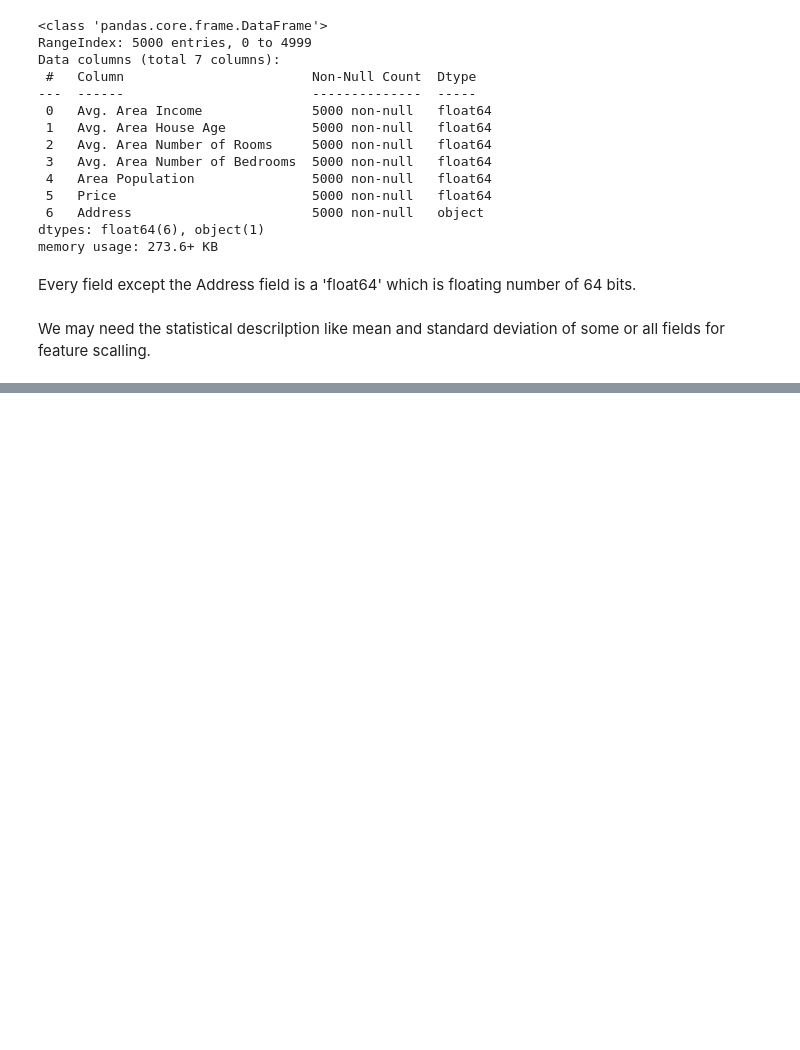
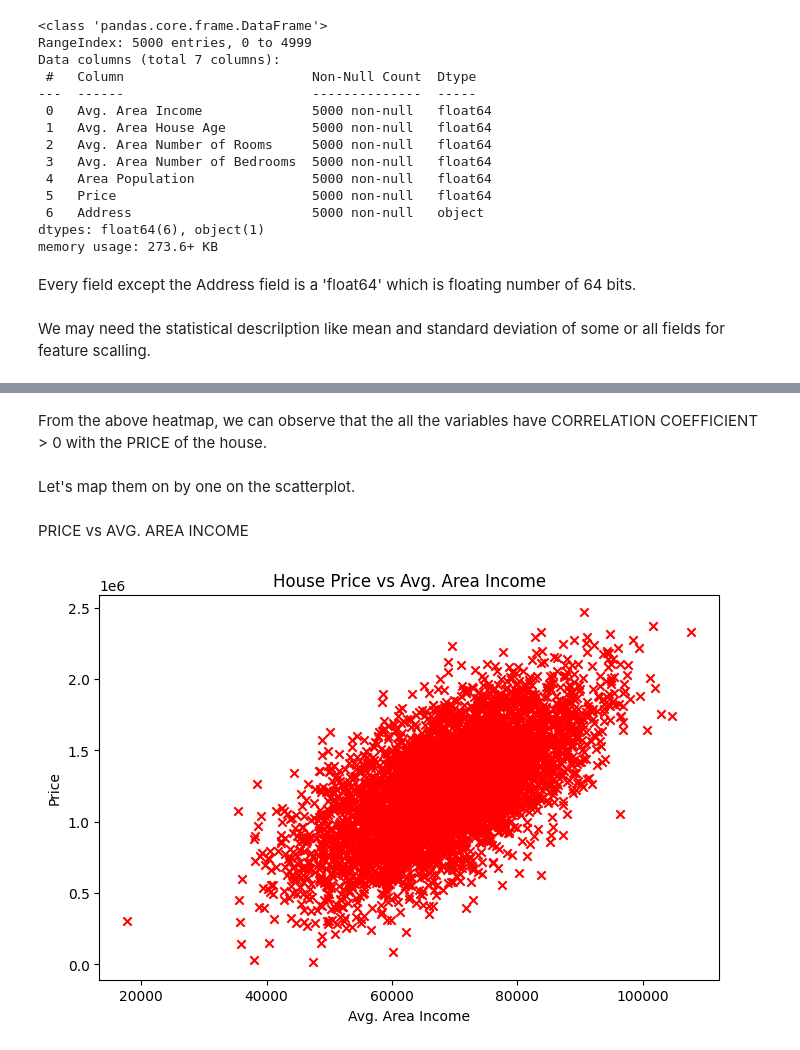
Before and after one commit to stuphy13/ReelEstate, a Jupyter notebook: ReelEstate.ipynb, the cells around one changed output, grey strips where cells are left out. Cells and saved outputs as stored; diff of their text form; code cells hidden in the pictures; blank space fills up the shorter version.

```diff
--- a/ReelEstate.ipynb
+++ b/ReelEstate.ipynb
@@ -76,0 +109,15 @@ df.describe()
+# %% [markdown]
+From the above heatmap, we can observe that the all the variables have CORRELATION COEFFICIENT > 0 with the PRICE of the house.
+# %% [markdown]
+Let's map them on by one on the scatterplot.
+# %% [markdown]
+PRICE vs AVG. AREA INCOME
+# %%
+plt.figure(figsize=(8,5))
+plt.scatter(df["Avg. Area Income"], df["Price"], c='r', marker='x')
+plt.title('House Price vs Avg. Area Income')
+plt.xlabel('Avg. Area Income')
+plt.ylabel('Price')
+plt.show()
+# %% [output]
+[figure, added]
```
Also changed, not shown: parts of 13 cells of this notebook.
